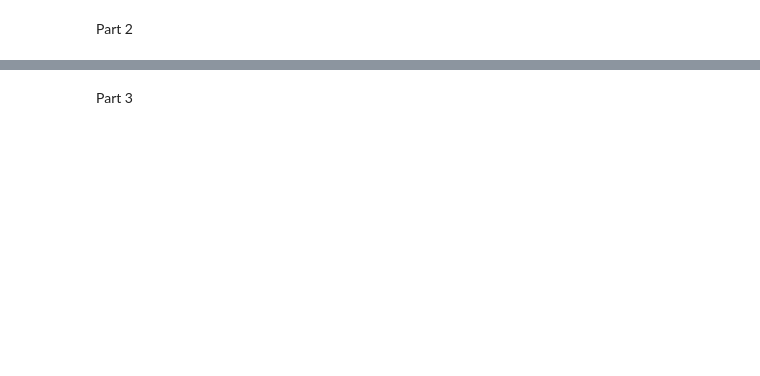
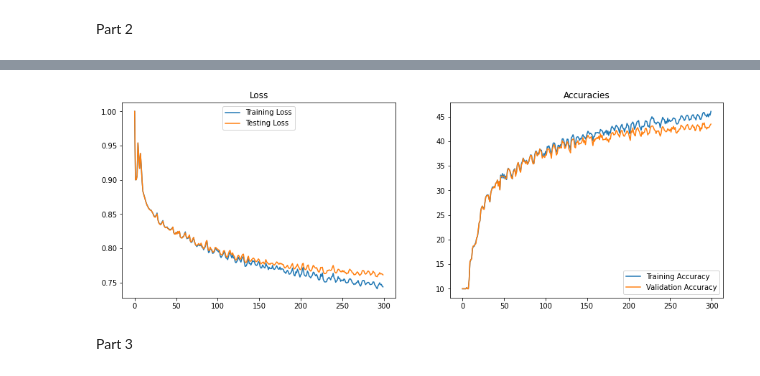
Before and after one commit to Nirhoshan/Image-Processing, a Jupyter notebook: assignment_4.ipynb, the cells around one changed output, grey strips where cells are left out. Saved outputs shown, nothing was run; the diff lists cells and outputs as text; code cells hidden in the pictures; blank space fills up the shorter version.

```diff
--- a/assignment_4.ipynb
+++ b/assignment_4.ipynb
@@ -60,23 +49,27 @@ print("w1:", w1.shape)
 print("b1:", b1.shape)
 batch_size = Ntr
 iterations = 300
-lr = 1.4e-2
+lr = 1.0e-3
 lr_decay= 0.999
+reg =5e-6
 print(lr)
 print(lr_decay)
-reg =5e-6
-loss_history = []
+
+train_loss_history = []
+test_loss_history = []
 lr_history=[]
 train_acc_history = []
 val_acc_history = []
 seed = 0
 rng = np.random.default_rng(seed=seed)
+
 for t in range(iterations):
   # Forward pass
   y_pred=np.dot(x_train,w1)+b1
-  loss=np.sum((y_pred-y_train)**2)/Ntr + reg*np.sum(w1**2)
-  #print(loss)
-  loss_history.append(loss)
+  train_loss=np.sum((y_pred-y_train)**2)/Ntr + reg*np.sum(w1**2)
+  train_loss_history.append(train_loss)
+  test_loss=np.sum((np.dot(x_test,w1)+b1-y_test)**2)/Nte + reg*np.sum(w1**2)
+  test_loss_history.append(test_loss)
 
   # Backward pass
   dw1 = 2*(1/Ntr)*(x_train.T.dot(y_pred - y_train))  + 2*reg*w1
@@ -86,16 +79,16 @@ for t in range(iterations):
   b1=b1-lr*db1
 
   #Accuracies
-  #train_acc = accuracy(y_train,y_pred)
-  train_acc=1.0-(1/Ntr)*(np.absolute(np.argmax(y_train,axis=1)-np.argmax(y_pred,axis=1))).sum()/K
+  train_acc = accuracy(y_train,y_pred)
+  #train_acc=1.0-(1/Ntr)*(np.absolute(np.argmax(y_train,axis=1)-np.argmax(y_pred,axis=1))).sum()/K
   train_acc_history.append(train_acc)
-  #test_acc = accuracy( y_test, np.dot(x_test,w1)+b1)
-  test_acc=1.0-(1/Nte)*(np.absolute(np.argmax(y_test,axis=1)-np.argmax(np.dot(x_test,w1)+b1,axis=1))).sum()/K
+  test_acc = accuracy( y_test, np.dot(x_test,w1)+b1)
+  #test_acc=1.0-(1/Nte)*(np.absolute(np.argmax(y_test,axis=1)-np.argmax(np.dot(x_test,w1)+b1,axis=1))).sum()/K
   val_acc_history.append(test_acc)
-
+  lr=lr*lr_decay
   if (t%30==0) or (t==1) or t==iterations-1:
-    print("Epoch {:03} - Loss {:.4f} - Training Accuracy: {:.3f} - Testing Accuracy: {:.2f} - Learning Rate: {:.5f}"
-              .format(t,loss,train_acc,test_acc,lr))
+    print("Epoch {:03} - Train_Loss {:.4f} - Training Accuracy: {:.3f} - Testing Accuracy: {:.3f} - Learning Rate: {:.5f}"
+              .format(t,train_loss,train_acc,test_acc,lr))
   lr_history.append(lr)
   lr=lr*lr_decay
 print("Done")
@@ -280,3 +273,16 @@ test_acc 0.78323
+# %%
+fig, ax = plt.subplots(1,2, figsize = (15,5))
+ax[0].plot(train_loss_history, label = 'Training Loss')
+ax[0].plot(test_loss_history, label = 'Testing Loss')
+ax[0].legend(loc ='upper center')
+ax[0].set_title('Loss')
+ax[1].plot(train_acc_history, label = 'Training Accuracy')
+ax[1].plot(val_acc_history, label = 'Validation Accuracy')
+ax[1].legend(loc='lower right')
+ax[1].set_title('Accuracies')
+plt.show()
+# %% [output]
+[figure, added]
 # %% [markdown]
 Part 3
 # %%
```
Also changed, not shown: parts of 11 cells of this notebook.
